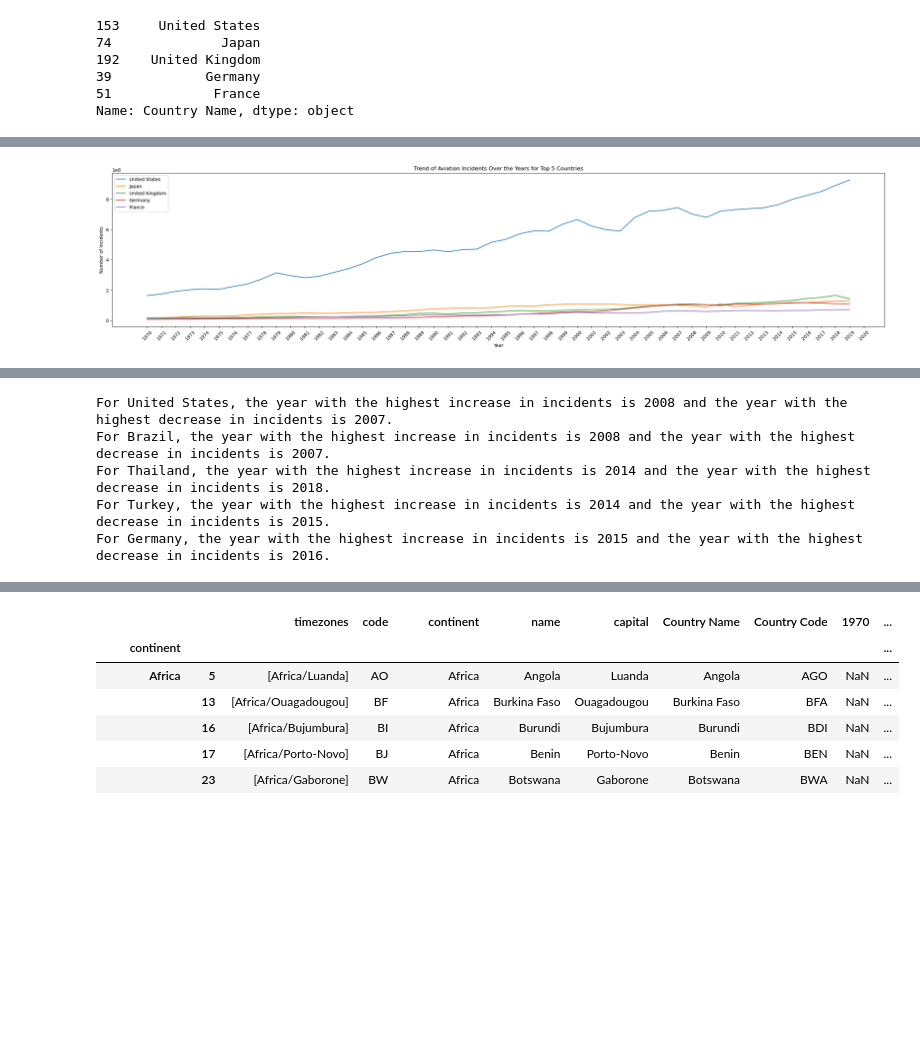
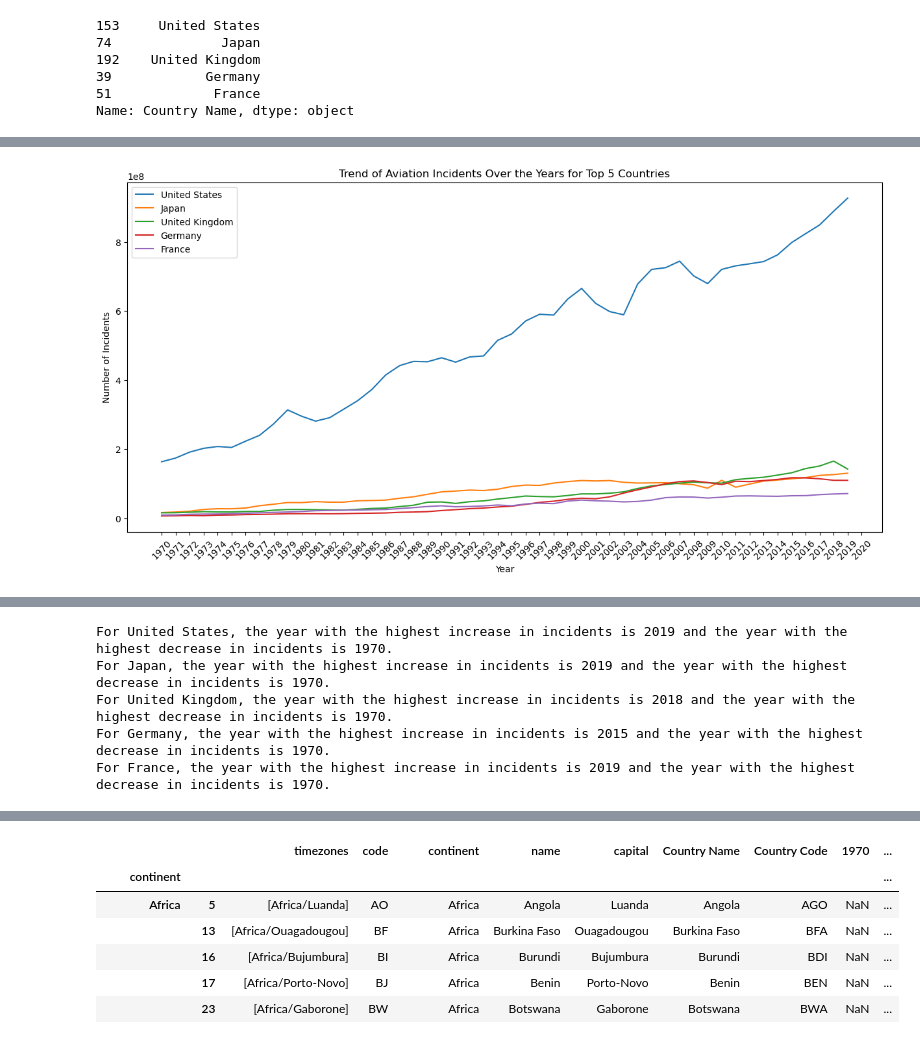
Before and after one commit to ello-pakchoy/Aviation_project, a Jupyter notebook: Final_Report_Aviation.ipynb, the cells around one changed output, grey strips where cells are left out. Drawn from its saved outputs; the diff is of its cells as text; code cells hidden in the pictures; blank space fills up the shorter version.

Commit message:
updated graphs

```diff
--- a/Final_Report_Aviation.ipynb
+++ b/Final_Report_Aviation.ipynb
@@ -305,19 +371,19 @@ KeyError: "['Country Code'] not found in axis"
 # %%
-fig, ax = plt.subplots(figsize=(30, 6))
+fig, ax = plt.subplots(figsize=(15, 7))
 
 for country in top_countries:
     country_data = pd_merged[pd_merged['Country Name'] == country]
     ax.plot(year_columns, country_data[year_columns].values[0], label=country)
 
 ax.legend()
 ax.set_xlabel('Year')
 ax.set_ylabel('Number of Incidents')
 ax.set_title('Trend of Aviation Incidents Over the Years for Top 5 Countries')
 
 plt.xticks(rotation=45)
 plt.show()
 # %% [output]
-[figure, old version]
+[figure, new version]
 # %%
 yearly_change = pd_merged[year_columns].diff(axis=1)
 pd_merged[year_columns] = yearly_change
@@ -337,11 +403,11 @@ for country in top_countries:
     max_decrease_year = country_data[year_columns].idxmin(axis=1).values[0]
     print(f'For {country}, the year with the highest increase in incidents is {max_increase_year} and the year with the highest decrease in incidents is {max_decrease_year}.')
 # %% [output]
-For United States, the year with the highest increase in incidents is 2008 and the year with the highest decrease in incidents is 2007.
-For Brazil, the year with the highest increase in incidents is 2008 and the year with the highest decrease in incidents is 2007.
-For Thailand, the year with the highest increase in incidents is 2014 and the year with the highest decrease in incidents is 2018.
-For Turkey, the year with the highest increase in incidents is 2014 and the year with the highest decrease in incidents is 2015.
-For Germany, the year with the highest increase in incidents is 2015 and the year with the highest decrease in incidents is 2016.
+For United States, the year with the highest increase in incidents is 2019 and the year with the highest decrease in incidents is 1970.
+For Japan, the year with the highest increase in incidents is 2019 and the year with the highest decrease in incidents is 1970.
+For United Kingdom, the year with the highest increase in incidents is 2018 and the year with the highest decrease in incidents is 1970.
+For Germany, the year with the highest increase in incidents is 2015 and the year with the highest decrease in incidents is 1970.
+For France, the year with the highest increase in incidents is 2019 and the year with the highest decrease in incidents is 1970.
 # %%
 total_incidents_per_country = pd_merged[year_columns].sum(axis=1)
 pd_merged['Total Incidents'] = total_incidents_per_country
```
Also changed, not shown: parts of 31 cells of this notebook.
